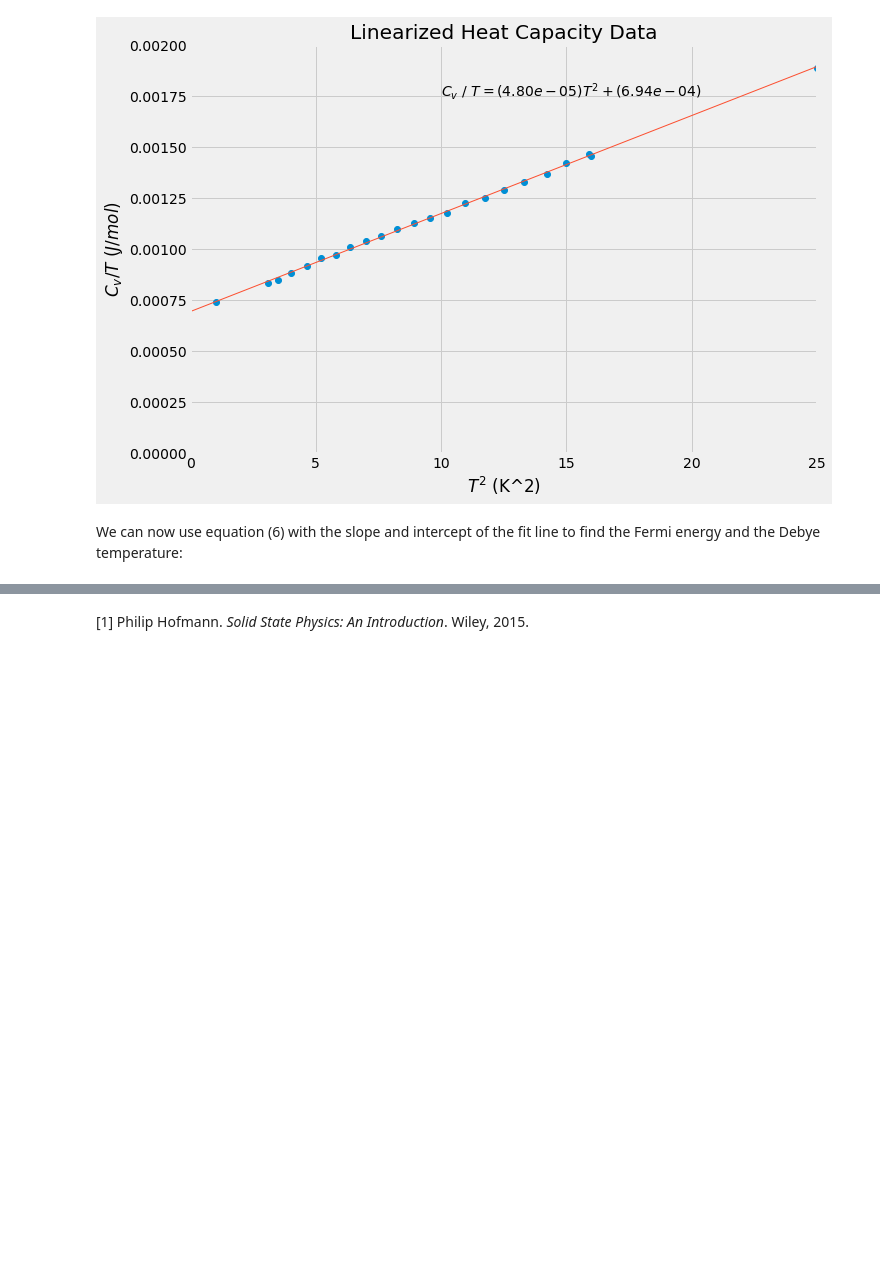
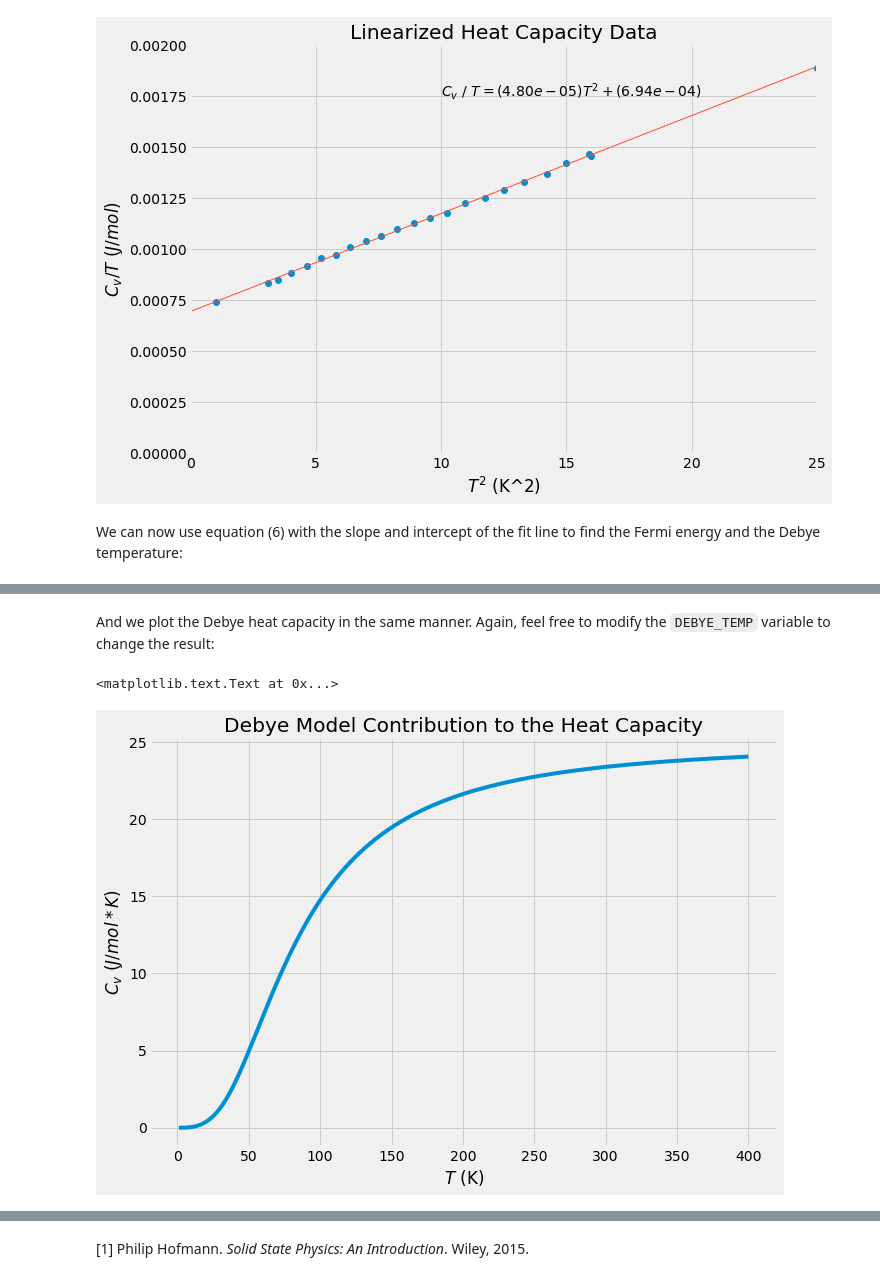
Before and after one commit to lucbouchard1/phys_412, a Jupyter notebook: project.ipynb, the cells around one changed output, grey strips where cells are left out. Cells and saved outputs as stored; diff of their text form; code cells hidden in the pictures; blank space fills up the shorter version.

```diff
--- a/project.ipynb
+++ b/project.ipynb
@@ -217,0 +238,16 @@ plt.plot(temps, debye_cv)
+# %% [markdown]
+And we plot the Debye heat capacity in the same manner. Again, feel free to modify the `DEBYE_TEMP` variable to change the result:
+# %%
+DEBYE_TEMP = debye_temp
+
+# Compute the lattice contribution to the heat capacity
+debye_cv = debye_heat_capacity(temps, DEBYE_TEMP)
+
+plt.figure(figsize = (10, 7))
+plt.plot(temps, debye_cv)
+plt.title('Debye Model Contribution to the Heat Capacity')
+plt.xlabel('$T$ (K)')
+plt.ylabel('$C_v$ ($J/mol * K$)')
+# %% [output]
+<matplotlib.text.Text at 0x...>
+[figure, added]
```
Also changed, not shown: parts of 19 cells of this notebook.
